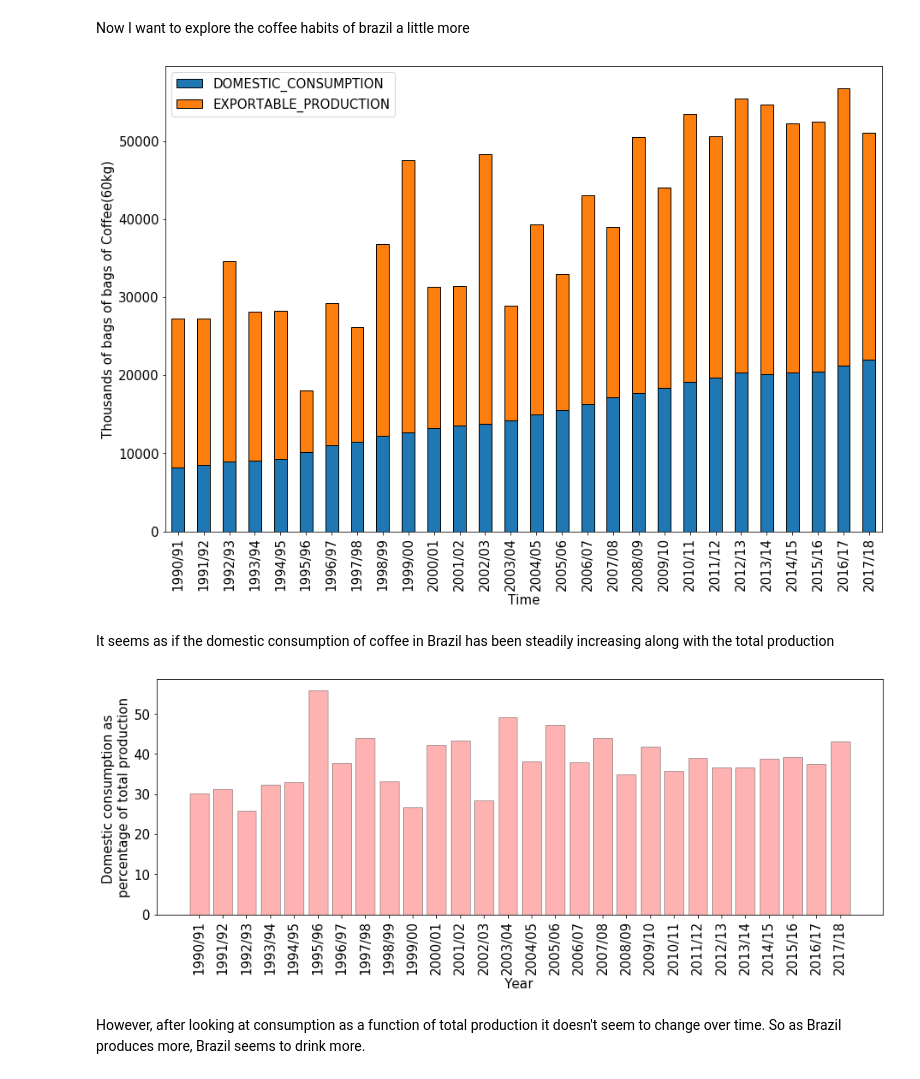
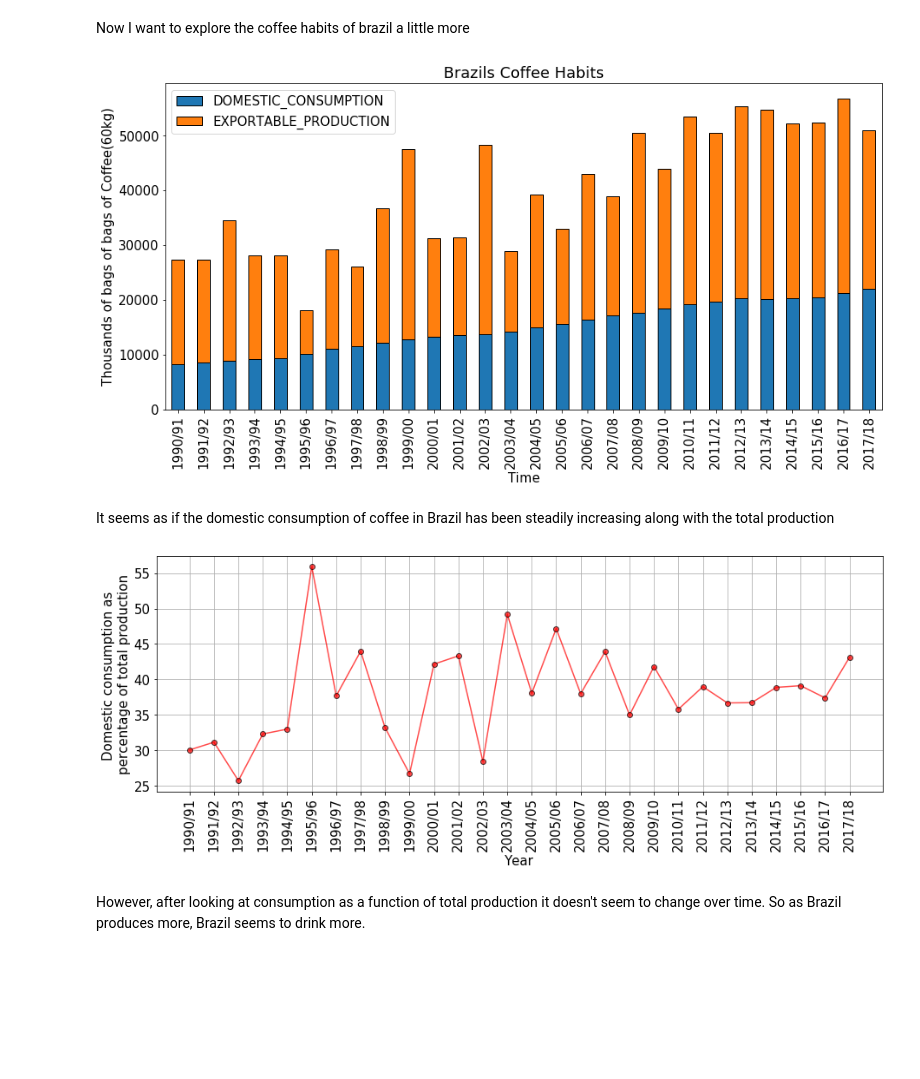
Before and after one commit to lclaxton/Global_Coffee_production, a Jupyter notebook: Coffee.ipynb, the cells around one changed output. Saved outputs shown, nothing was run; the diff lists cells and outputs as text; code cells hidden in the pictures; blank space fills up the shorter version.

Commit message:
Added some titles and minor cosmetic changes

```diff
--- a/Coffee.ipynb
+++ b/Coffee.ipynb
@@ -205,31 +219,34 @@ Now I want to explore the coffee habits of brazil a little more
 # %%
 df_temp = df[df.COUNTRY == 'Brazil']
 df_temp_2 = df_temp.loc[:,['DOMESTIC_CONSUMPTION',
        'EXPORTABLE_PRODUCTION']]
 df_temp_2.set_index(df_temp.YEAR)
-df_temp_2.plot.bar(stacked=True,figsize=(15,10),
+df_temp_2.plot.bar(stacked=True,figsize=(15,7),
                   edgecolor='k')
 
 _ = plt.ylabel('Thousands of bags of bags of Coffee(60kg)')
 _ = plt.xticks(ticks=range(len(df_temp.YEAR)),labels=df_temp.YEAR)
 _ = plt.xlabel('Time')
+_ = plt.title('Brazils Coffee Habits')
 # %% [output]
-[figure, old version]
+[figure, new version]
 # %% [markdown]
 It seems as if the domestic consumption of coffee in Brazil has been steadily increasing along with the total production
 # %%
 df_temp = df[df.COUNTRY == 'Brazil']
 plt.figure(figsize=(15,5))
-plt.bar(df_temp.YEAR,(df_temp.DOMESTIC_CONSUMPTION/df_temp.TOTAL_PRODUCTION)*100,
+plt.plot(df_temp.YEAR,(df_temp.DOMESTIC_CONSUMPTION/df_temp.TOTAL_PRODUCTION)*100,
        color='red',
-       alpha=0.3,
-       edgecolor='black')
+         marker='o',
+         mec='k',
+       alpha=0.7)
 
 _ = plt.ylabel('Domestic consumption as \npercentage of total production',rotation = 90,fontsize=15)
 _ = plt.xlabel('Year',fontsize=15)
 _ = plt.xticks(rotation ='vertical')
+_ = plt.grid()
 # %% [output]
-[figure, old version]
+[figure, new version]
 # %% [markdown]
 However, after looking at consumption as a function of total production it doesn't seem to change over time. So as Brazil produces more, Brazil seems to drink more.
 # %%
```
Also changed, not shown: parts of 8 cells of this notebook.
